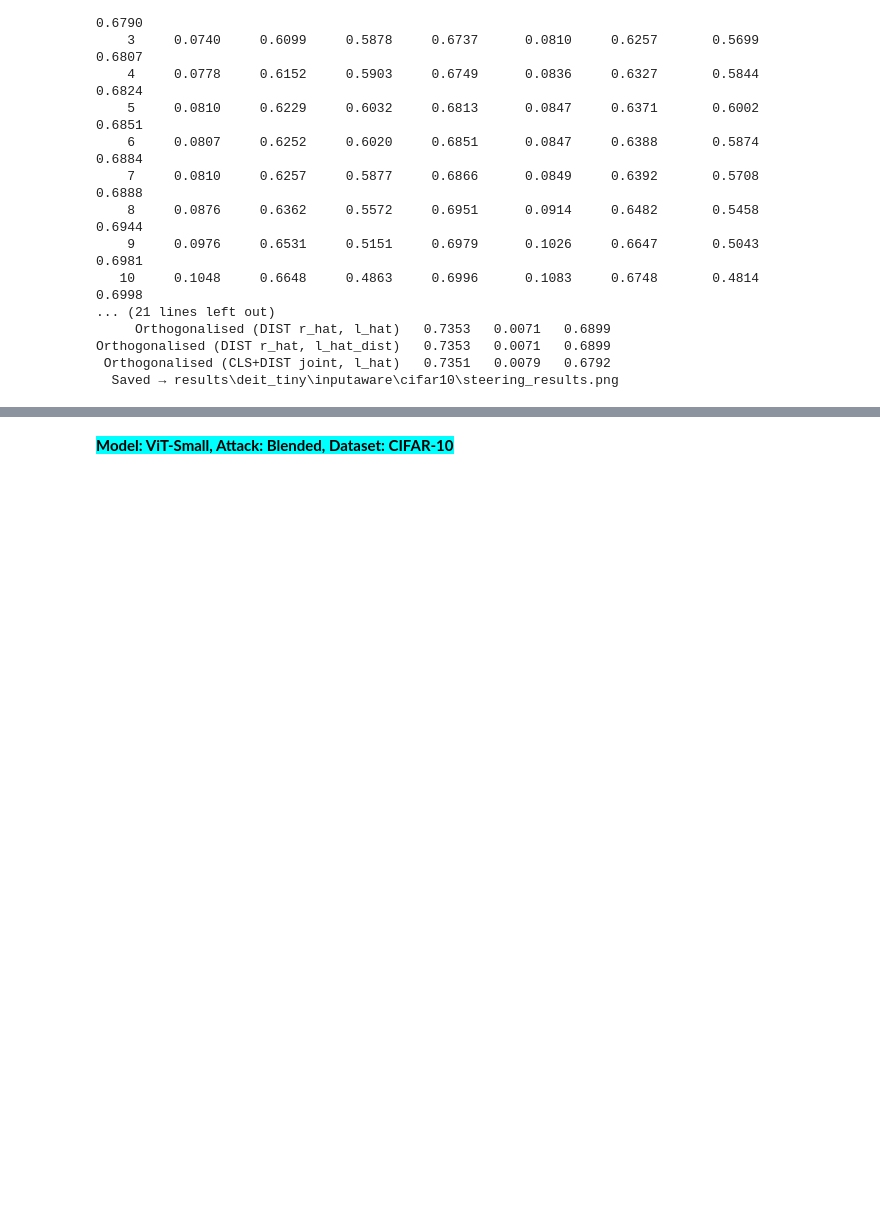
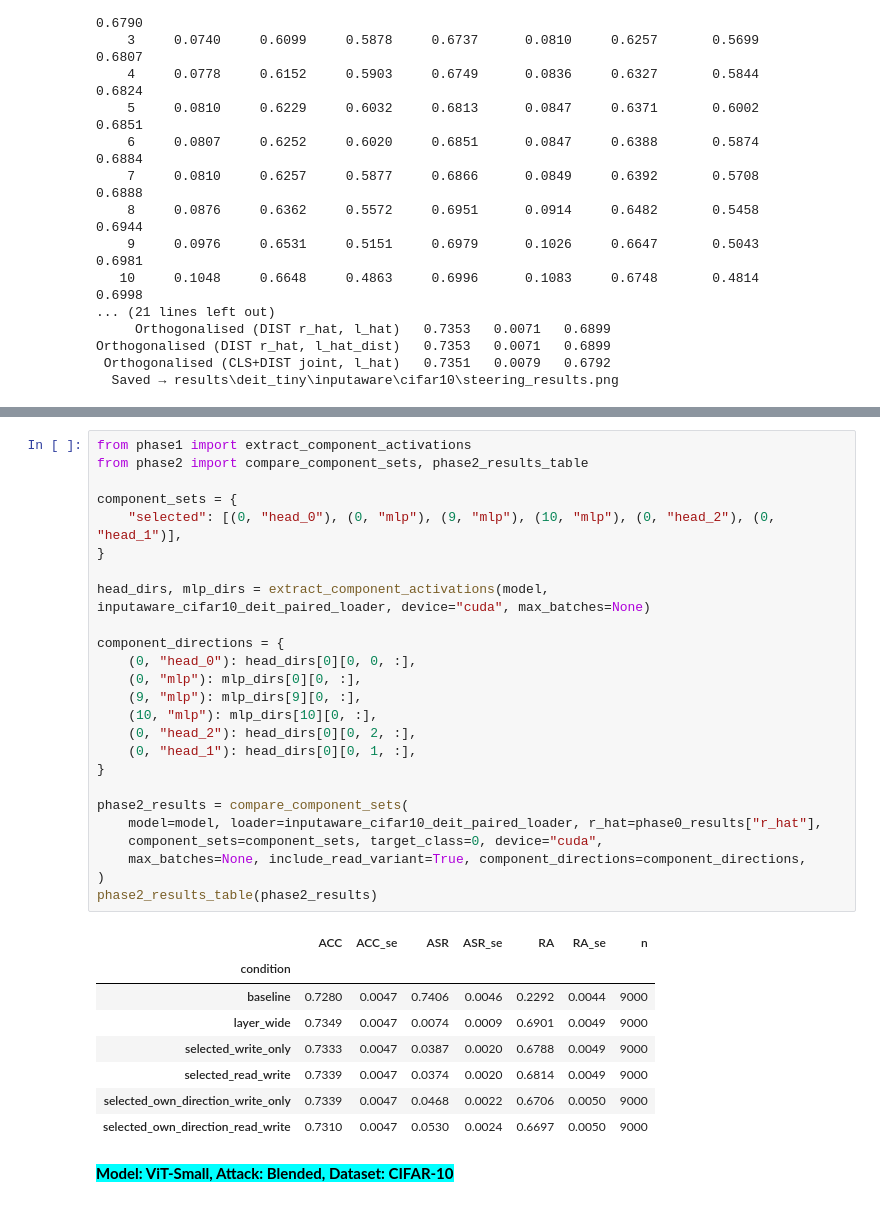
Before and after one commit to morriisw/BackdoorBench, a Jupyter notebook: vit-backdoor-analysis.ipynb, the cells around one changed output, grey strips where cells are left out. Cells and saved outputs as stored; diff of their text form; blank space fills up the shorter version.

Commit message:
Add new analysis results.

```diff
--- a/vit-backdoor-analysis.ipynb
+++ b/vit-backdoor-analysis.ipynb
@@ -1180,3 +1272,37 @@ results = run_phase1_pipeline(
+# %%
+from phase1 import extract_component_activations
+from phase2 import compare_component_sets, phase2_results_table
+
+component_sets = {
+    "selected": [(0, "head_0"), (0, "mlp"), (9, "mlp"), (10, "mlp"), (0, "head_2"), (0, "head_1")],
+}
+
+head_dirs, mlp_dirs = extract_component_activations(model, inputaware_cifar10_deit_paired_loader, device="cuda", max_batches=None)
+
+component_directions = {
+    (0, "head_0"): head_dirs[0][0, 0, :],
+    (0, "mlp"): mlp_dirs[0][0, :],
+    (9, "mlp"): mlp_dirs[9][0, :],
+    (10, "mlp"): mlp_dirs[10][0, :],
+    (0, "head_2"): head_dirs[0][0, 2, :],
+    (0, "head_1"): head_dirs[0][0, 1, :],
+}
+
+phase2_results = compare_component_sets(
+    model=model, loader=inputaware_cifar10_deit_paired_loader, r_hat=phase0_results["r_hat"],
+    component_sets=component_sets, target_class=0, device="cuda",
+    max_batches=None, include_read_variant=True, component_directions=component_directions,
+)
+phase2_results_table(phase2_results)
+# %% [output]
+|  | ACC | ACC_se | ASR | ASR_se | RA | RA_se | n |
+| condition |  |  |  |  |  |  |  |
+| baseline | 0.7280 | 0.0047 | 0.7406 | 0.0046 | 0.2292 | 0.0044 | 9000 |
+| layer_wide | 0.7349 | 0.0047 | 0.0074 | 0.0009 | 0.6901 | 0.0049 | 9000 |
+| selected_write_only | 0.7333 | 0.0047 | 0.0387 | 0.0020 | 0.6788 | 0.0049 | 9000 |
+| selected_read_write | 0.7339 | 0.0047 | 0.0374 | 0.0020 | 0.6814 | 0.0049 | 9000 |
+| selected_own_direction_write_only | 0.7339 | 0.0047 | 0.0468 | 0.0022 | 0.6706 | 0.0050 | 9000 |
+| selected_own_direction_read_write | 0.7310 | 0.0047 | 0.0530 | 0.0024 | 0.6697 | 0.0050 | 9000 |
 # %% [markdown]
 <mark style="background-color: cyan; color: black;">**Model: ViT-Small, Attack: Blended, Dataset: CIFAR-10**</mark>
 # %%
```
Also changed, not shown: parts of 13 cells of this notebook, 36 other files.
